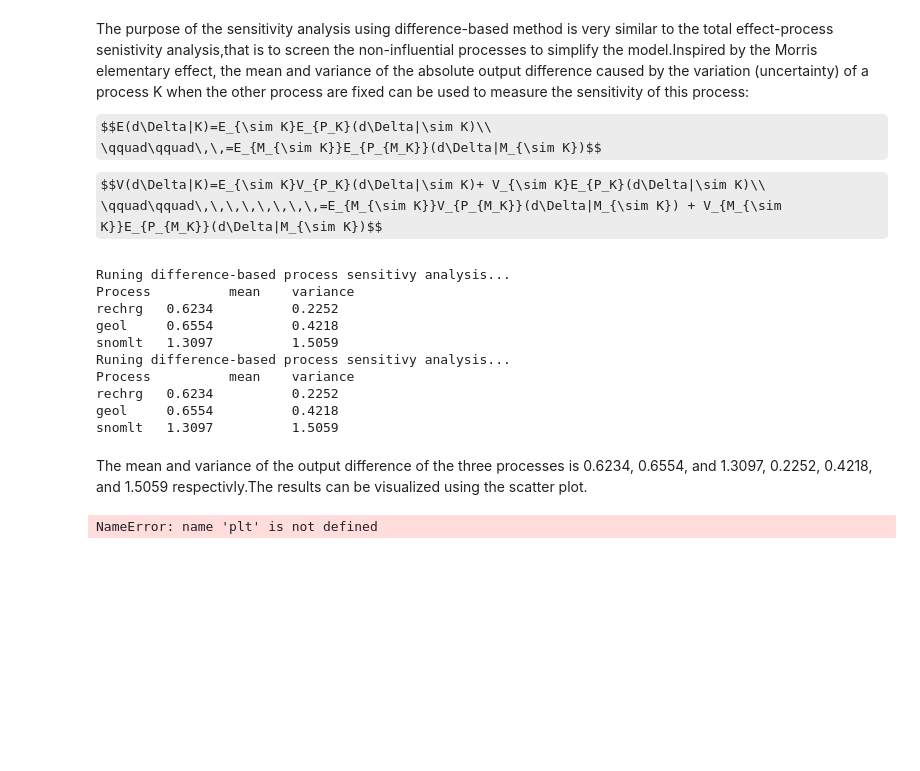
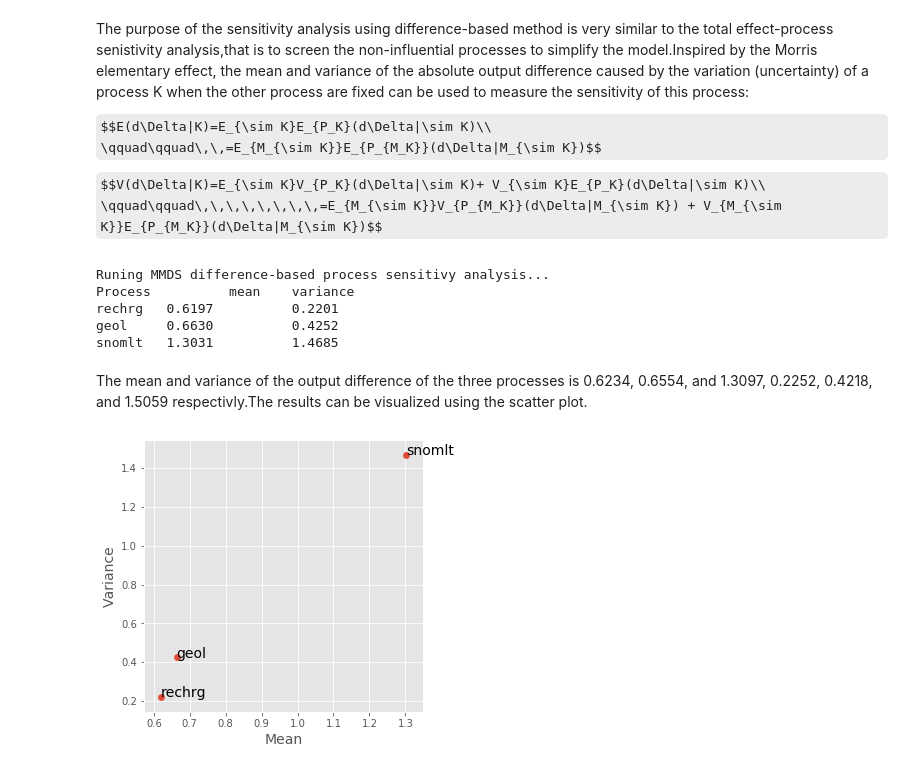
Before and after one commit to jyangfsu/SAMMPy, a Jupyter notebook: examples/workflow_1D_groundwater_flow.ipynb, the cells around one changed output. Cells and saved outputs as stored; diff of their text form; code cells hidden in the pictures; some formulas as TeX source; blank space fills up the shorter version.

```diff
--- a/examples/workflow_1D_groundwater_flow.ipynb
+++ b/examples/workflow_1D_groundwater_flow.ipynb
@@ -287,25 +279,20 @@ $$E(d\Delta|K)=E_{\sim K}E_{P_K}(d\Delta|\sim K)\\
 
  $$V(d\Delta|K)=E_{\sim K}V_{P_K}(d\Delta|\sim K)+ V_{\sim K}E_{P_K}(d\Delta|\sim K)\\
  \qquad\qquad\,\,\,\,\,\,\,\,=E_{M_{\sim K}}V_{P_{M_K}}(d\Delta|M_{\sim K}) + V_{M_{\sim K}}E_{P_{M_K}}(d\Delta|M_{\sim K})$$
-# %%
-import mmds as md
-
-Ret = md.analysis(model, Y, print_to_console=True)
-# %% [output]
-Runing difference-based process sensitivy analysis...
-Process          mean    variance
-rechrg   0.6234          0.2252
-geol     0.6554          0.4218
-snomlt   1.3097          1.5059
-Runing difference-based process sensitivy analysis...
-Process          mean    variance
-rechrg   0.6234          0.2252
-geol     0.6554          0.4218
-snomlt   1.3097          1.5059
+# %%
+from sammpy.analyze import mmds
+
+Ret_mmds = mmds.analyze(model, Y, print_to_console=True)
+# %% [output]
+Runing MMDS difference-based process sensitivy analysis...
+Process          mean    variance
+rechrg   0.6197          0.2201
+geol     0.6630          0.4252
+snomlt   1.3031          1.4685
 # %% [markdown]
 The mean and variance of the output difference of the three processes is 0.6234, 0.6554, and 1.3097, 0.2252, 0.4218, and 1.5059 respectivly.The results can be visualized using the scatter plot.
 # %%
-from scatter import plot
-plot(model, Ret)
+from sammpy.plotting import dotty
+dotty.plot(model, Ret_mmds)
 # %% [output]
-NameError: name 'plt' is not defined
+[figure, added]
```
Also changed, not shown: parts of 27 cells of this notebook, 8 other files.
